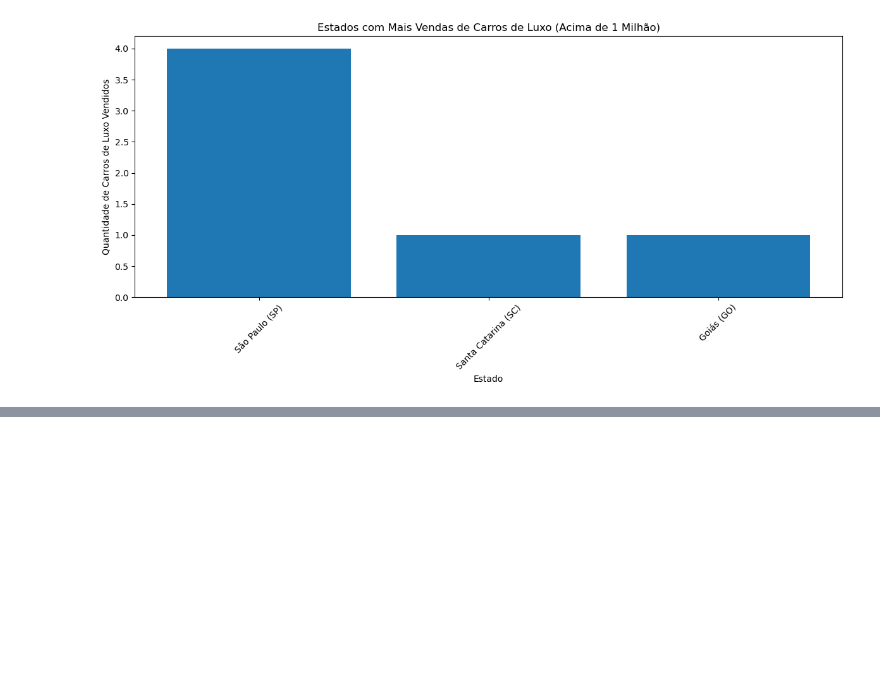
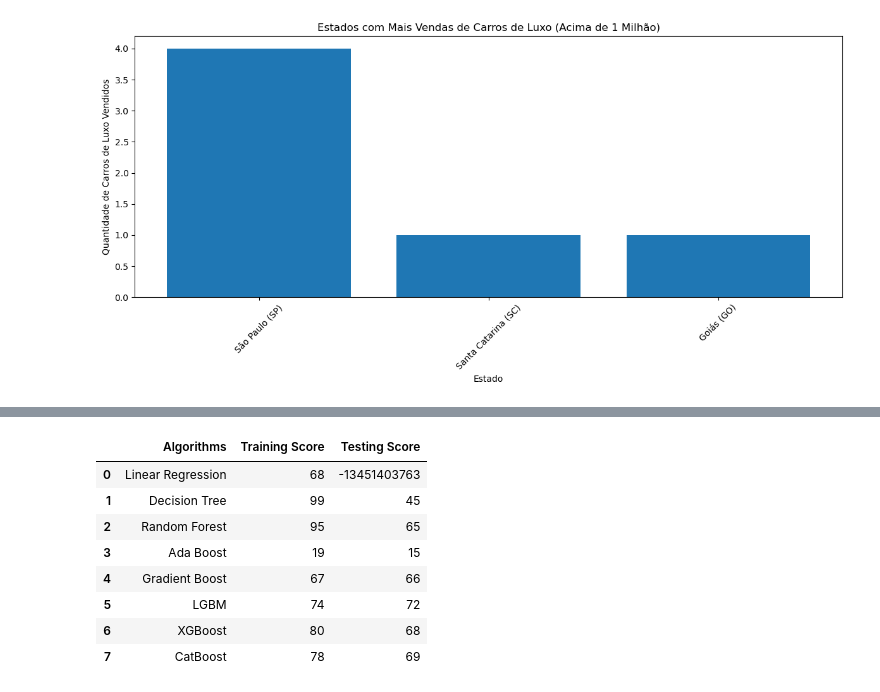
Before and after one commit to andersonpog/car_prection_price_lighthouse, a Jupyter notebook: analise.ipynb, the cells around one changed output, grey strips where cells are left out. Cells and saved outputs as stored; diff of their text form; code cells hidden in the pictures; blank space fills up the shorter version.

```diff
--- a/analise.ipynb
+++ b/analise.ipynb
@@ -864,0 +735,18 @@ r2_Score of <catboost.core.CatBoostRegressor object at 0x...> model on Testing D
+# %%
+models = ["Linear Regression","Decision Tree","Random Forest","Ada Boost","Gradient Boost","LGBM","XGBoost","CatBoost"]
+training_score = list(map(int, training_score))
+testing_score = list(map(int, testing_score))
+df = pd.DataFrame({"Algorithms":models,
+                   "Training Score":training_score,
+                   "Testing Score":testing_score})
+df
+# %% [output]
+|  | Algorithms | Training Score | Testing Score |
+| 0 | Linear Regression | 68 | -13451403763 |
+| 1 | Decision Tree | 99 | 45 |
+| 2 | Random Forest | 95 | 65 |
+| 3 | Ada Boost | 19 | 15 |
+| 4 | Gradient Boost | 67 | 66 |
+| 5 | LGBM | 74 | 72 |
+| 6 | XGBoost | 80 | 68 |
+| 7 | CatBoost | 78 | 69 |
```
Also changed, not shown: parts of 25 cells of this notebook.
